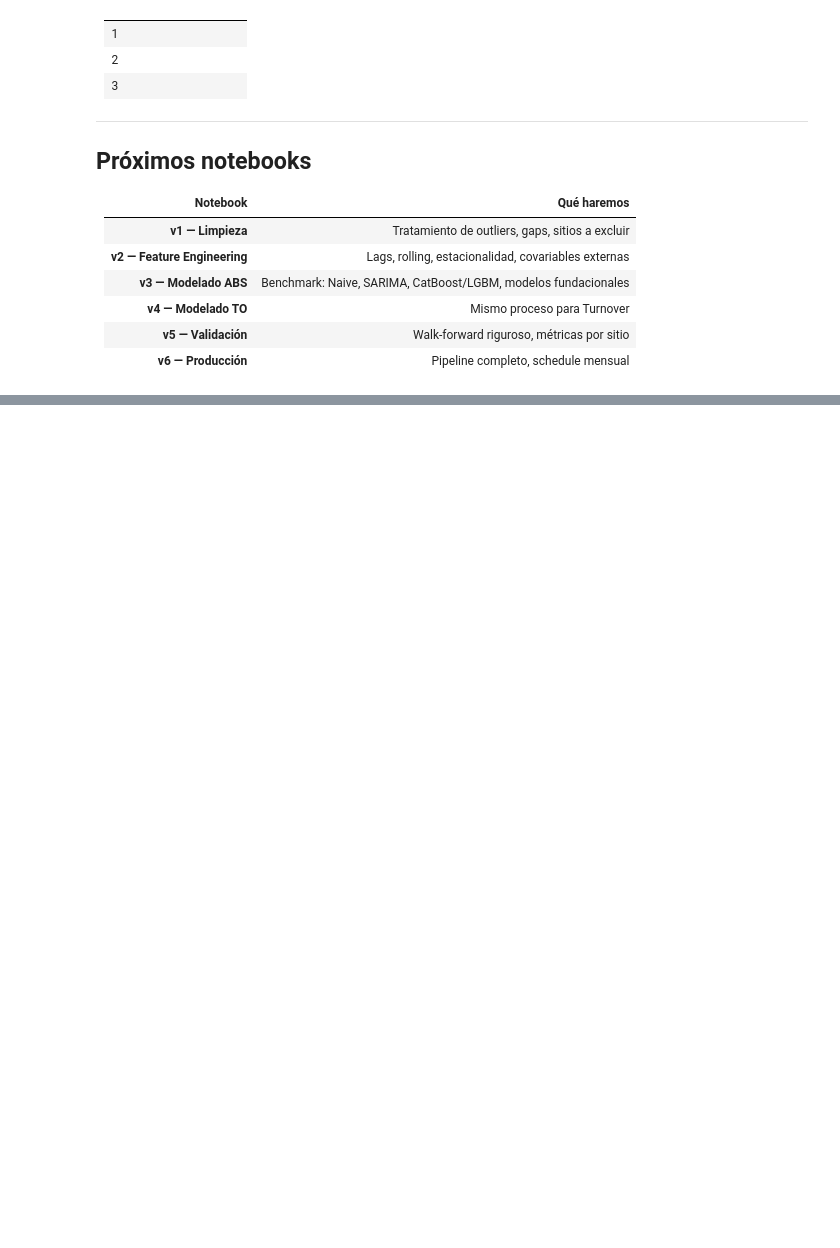
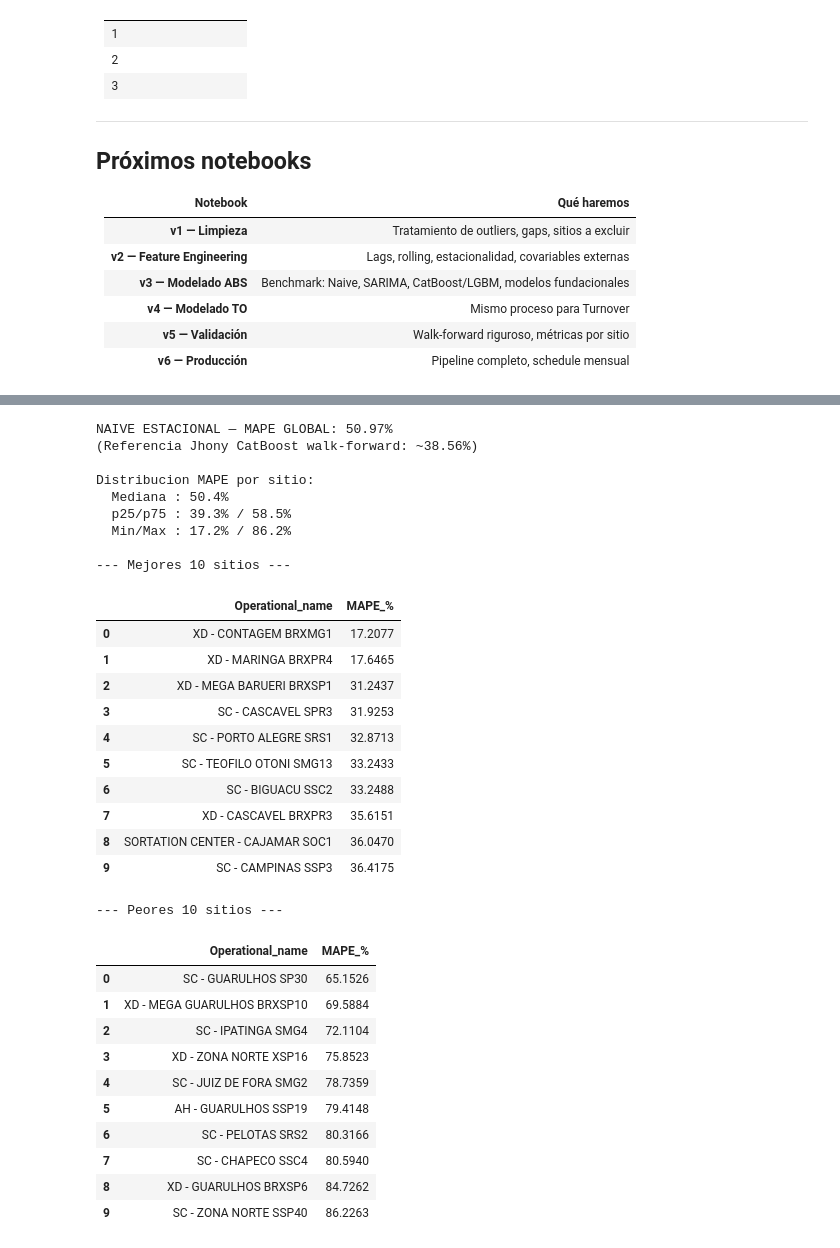
Before and after one commit to sergibarra-MP/Forecast_TTE, a Jupyter notebook: Forecast_TTE_v0/notebooks/Forecast_TTE_test.ipynb, the cells around one changed output, grey strips where cells are left out. Cells and saved outputs as stored; diff of their text form; code cells hidden in the pictures; blank space fills up the shorter version.

```diff
--- a/Forecast_TTE_v0/notebooks/Forecast_TTE_test.ipynb
+++ b/Forecast_TTE_v0/notebooks/Forecast_TTE_test.ipynb
@@ -2222,0 +2277,74 @@ fig.show()
+# %%
+# Naive Estacional: pred = avg historico por sitio x mes_del_anio
+df_tr['mes'] = df_tr['fecha_mes'].dt.month
+naive_map = (
+    df_tr.groupby(['Operational_name', 'mes'])['ABS_Total']
+    .mean().reset_index().rename(columns={'ABS_Total': 'pred'})
+)
+
+# Fallback: media global del sitio (para meses nunca vistos en train)
+media_sitio = df_tr.groupby('Operational_name')['ABS_Total'].mean().rename('pred_global')
+
+df_va['mes'] = df_va['fecha_mes'].dt.month
+df_va = df_va.merge(naive_map,   on=['Operational_name', 'mes'], how='left')
+df_va = df_va.merge(media_sitio, on='Operational_name',           how='left')
+df_va['pred'] = df_va['pred'].fillna(df_va['pred_global'])
+
+# MAPE (excluir actuals == 0)
+mask = df_va['ABS_Total'] > 0
+df_va['APE'] = np.where(
+    mask,
+    np.abs(df_va['ABS_Total'] - df_va['pred']) / df_va['ABS_Total'],
+    np.nan
+)
+
+mape_global = df_va['APE'].mean() * 100
+print(f'NAIVE ESTACIONAL — MAPE GLOBAL: {mape_global:.2f}%')
+print(f'(Referencia Jhony CatBoost walk-forward: ~38.56%)')
+
+mape_por_sitio = (
+    df_va.groupby('Operational_name')['APE'].mean().mul(100)
+    .reset_index().rename(columns={'APE': 'MAPE_%'}).sort_values('MAPE_%')
+)
+desc = mape_por_sitio['MAPE_%'].describe()
+print(f'\nDistribucion MAPE por sitio:')
+print(f'  Mediana : {desc["50%"]:.1f}%')
+print(f'  p25/p75 : {desc["25%"]:.1f}% / {desc["75%"]:.1f}%')
+print(f'  Min/Max : {desc["min"]:.1f}% / {desc["max"]:.1f}%')
+print(f'\n--- Mejores 10 sitios ---')
+display(mape_por_sitio.head(10).reset_index(drop=True))
+print(f'\n--- Peores 10 sitios ---')
+display(mape_por_sitio.tail(10).reset_index(drop=True))
+# %% [output]
+NAIVE ESTACIONAL — MAPE GLOBAL: 50.97%
+(Referencia Jhony CatBoost walk-forward: ~38.56%)
+
+Distribucion MAPE por sitio:
+  Mediana : 50.4%
+  p25/p75 : 39.3% / 58.5%
+  Min/Max : 17.2% / 86.2%
+
+--- Mejores 10 sitios ---
+|  | Operational_name | MAPE_% |
+| 0 | XD - CONTAGEM BRXMG1 | 17.2077 |
+| 1 | XD - MARINGA BRXPR4 | 17.6465 |
+| 2 | XD - MEGA BARUERI BRXSP1 | 31.2437 |
+| 3 | SC - CASCAVEL SPR3 | 31.9253 |
+| 4 | SC - PORTO ALEGRE SRS1 | 32.8713 |
+| 5 | SC - TEOFILO OTONI SMG13 | 33.2433 |
+| 6 | SC - BIGUACU SSC2 | 33.2488 |
+| 7 | XD - CASCAVEL BRXPR3 | 35.6151 |
+| 8 | SORTATION CENTER - CAJAMAR SOC1 | 36.0470 |
+| 9 | SC - CAMPINAS SSP3 | 36.4175 |
+--- Peores 10 sitios ---
+|  | Operational_name | MAPE_% |
+| 0 | SC - GUARULHOS SP30 | 65.1526 |
+| 1 | XD - MEGA GUARULHOS BRXSP10 | 69.5884 |
+| 2 | SC - IPATINGA SMG4 | 72.1104 |
+| 3 | XD - ZONA NORTE XSP16 | 75.8523 |
+| 4 | SC - JUIZ DE FORA SMG2 | 78.7359 |
+| 5 | AH - GUARULHOS SSP19 | 79.4148 |
+| 6 | SC - PELOTAS SRS2 | 80.3166 |
+| 7 | SC - CHAPECO SSC4 | 80.5940 |
+| 8 | XD - GUARULHOS BRXSP6 | 84.7262 |
+| 9 | SC - ZONA NORTE SSP40 | 86.2263 |
```
Also changed, not shown: parts of 3 cells of this notebook.
